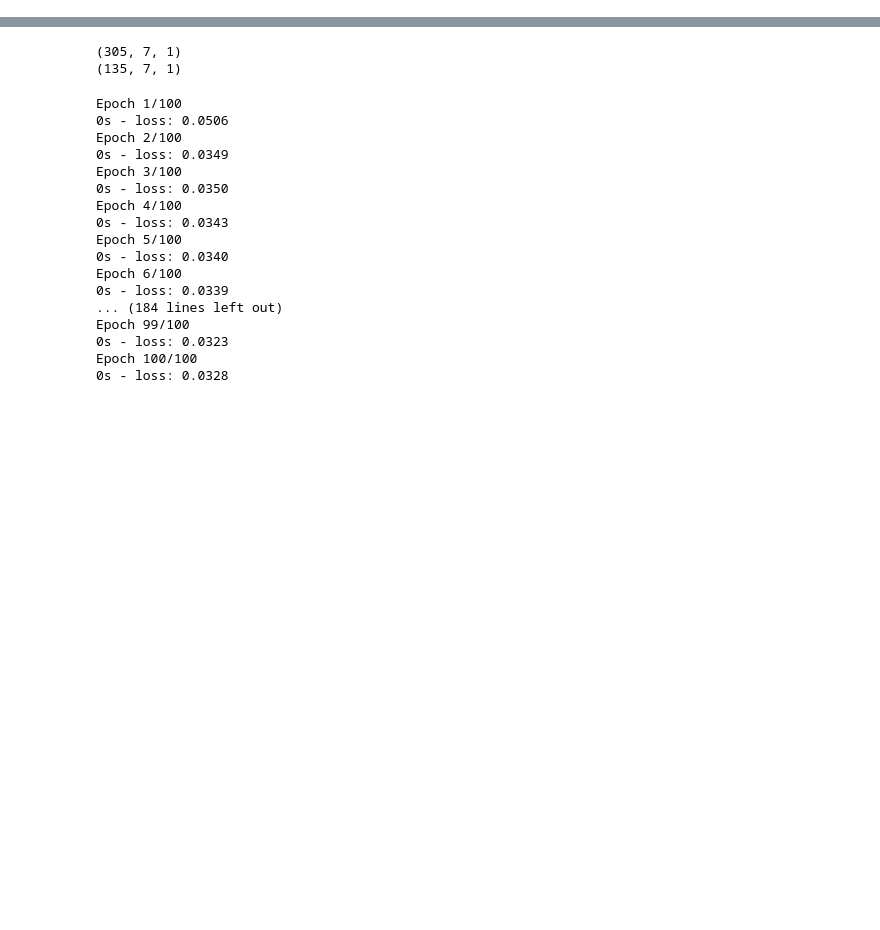
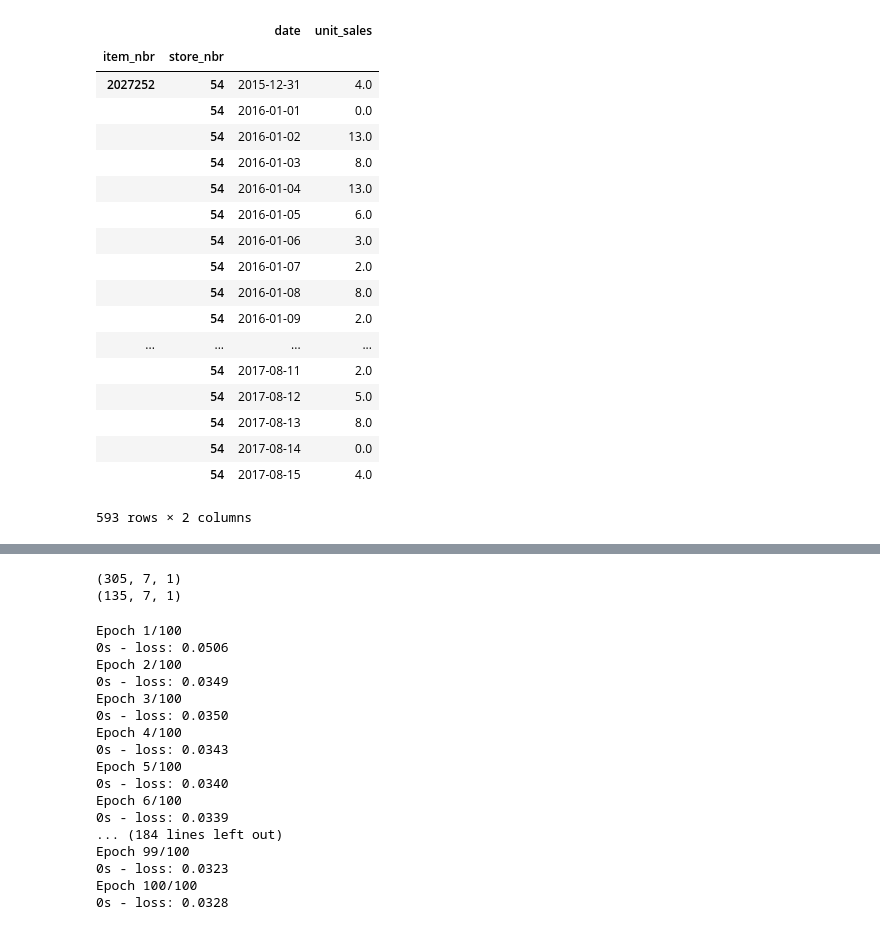
Before and after one commit to CornellDataScience/Kaggle-FA17, a Jupyter notebook: market/Jo/jo_lstm_prep.ipynb, the cells around one changed output, grey strips where cells are left out. Saved outputs shown, nothing was run; the diff lists cells and outputs as text; code cells hidden in the pictures; blank space fills up the shorter version.

```diff
--- a/market/Jo/jo_lstm_prep.ipynb
+++ b/market/Jo/jo_lstm_prep.ipynb
@@ -31,0 +37,2 @@ lastdate = train.iloc[train.shape[0]-1].date
+# %%
+train = pd.read_pickle("lstm_train_pickle.pkl")
@@ -63,0 +55,3 @@ print(train[(train["unit_sales"]>0)].reset_index(drop=True))
+# %%
+train2 = train.set_index(["item_nbr", "store_nbr"], drop=True)
+train2.head()
@@ -64,3 +66,25 @@ print(train[(train["unit_sales"]>0)].reset_index(drop=True))
+# %%
+train2.loc[2027252, 54]
+# %% [output]
+|  |  | date | unit_sales |
+| item_nbr | store_nbr |  |  |
+| 2027252 | 54 | 2015-12-31 | 4.0 |
+|  | 54 | 2016-01-01 | 0.0 |
+|  | 54 | 2016-01-02 | 13.0 |
+|  | 54 | 2016-01-03 | 8.0 |
+|  | 54 | 2016-01-04 | 13.0 |
+|  | 54 | 2016-01-05 | 6.0 |
+|  | 54 | 2016-01-06 | 3.0 |
+|  | 54 | 2016-01-07 | 2.0 |
+|  | 54 | 2016-01-08 | 8.0 |
+|  | 54 | 2016-01-09 | 2.0 |
+| ... | ... | ... | ... |
+|  | 54 | 2017-08-11 | 2.0 |
+|  | 54 | 2017-08-12 | 5.0 |
+|  | 54 | 2017-08-13 | 8.0 |
+|  | 54 | 2017-08-14 | 0.0 |
+|  | 54 | 2017-08-15 | 4.0 |
+593 rows × 2 columns
 # %%
 # 123347 - calm, medium amp
 # 119624 - weird spike?
```
Also changed, not shown: parts of 9 cells of this notebook, 13 other files.
